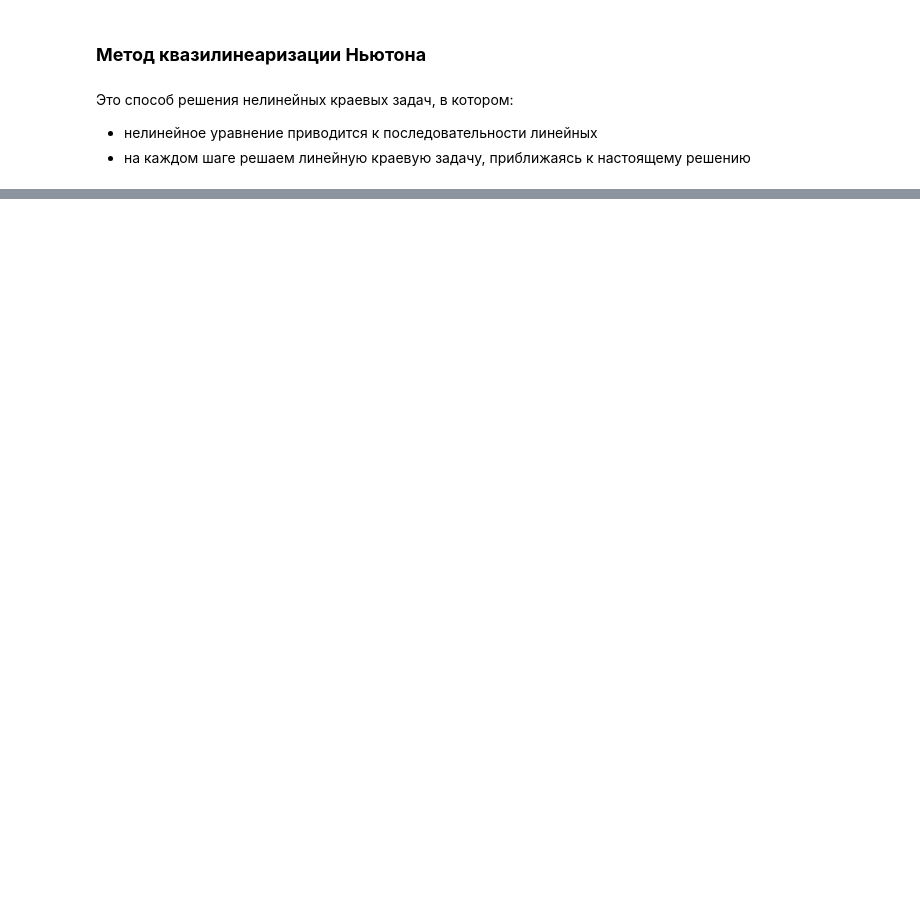
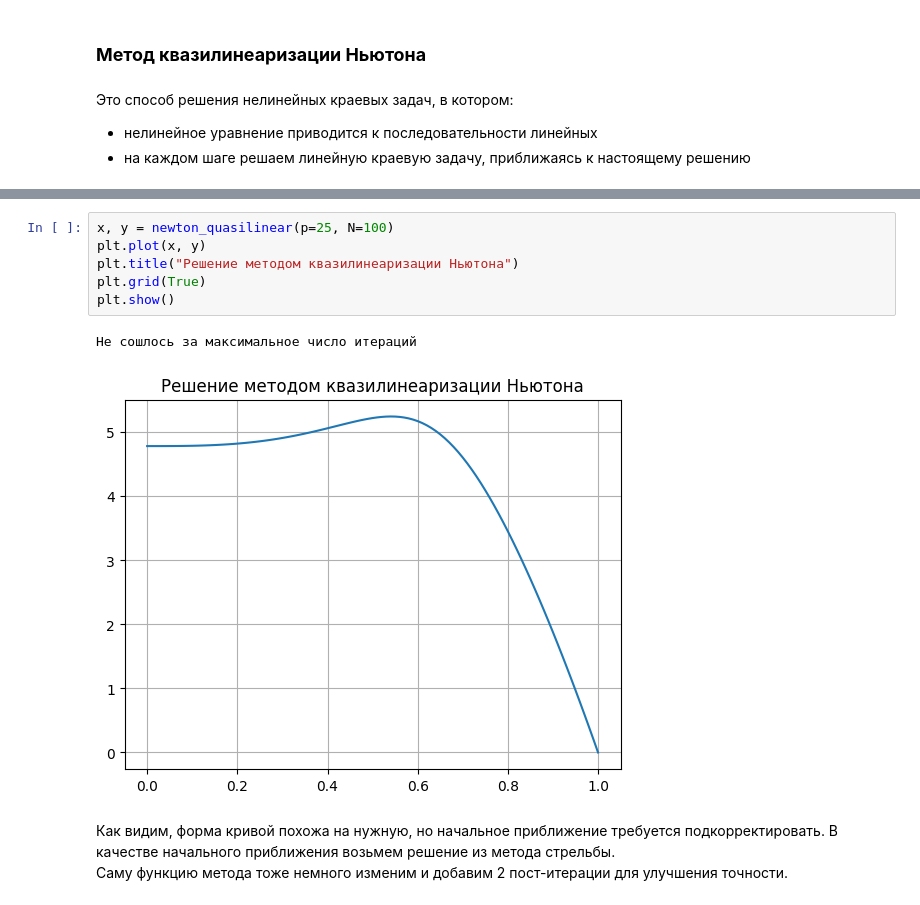
Before and after one commit to oncominglane/computational_mathematics, a Jupyter notebook: sem2/lab4/lab4.ipynb, the cells around one changed output, grey strips where cells are left out. Cells and saved outputs as stored; diff of their text form; blank space fills up the shorter version.

```diff
--- a/sem2/lab4/lab4.ipynb
+++ b/sem2/lab4/lab4.ipynb
@@ -255,0 +481,12 @@ drawing()
+# %%
+x, y = newton_quasilinear(p=25, N=100)
+plt.plot(x, y)
+plt.title("Решение методом квазилинеаризации Ньютона")
+plt.grid(True)
+plt.show()
+# %% [output]
+Не сошлось за максимальное число итераций
+[figure, added]
+# %% [markdown]
+Как видим, форма кривой похожа на нужную, но начальное приближение требуется подкорректировать. В качестве начального приближения возьмем решение из метода стрельбы.
+Саму функцию метода тоже немного изменим и добавим 2 пост-итерации для улучшения точности.
```
Also changed, not shown: parts of 15 cells of this notebook.
